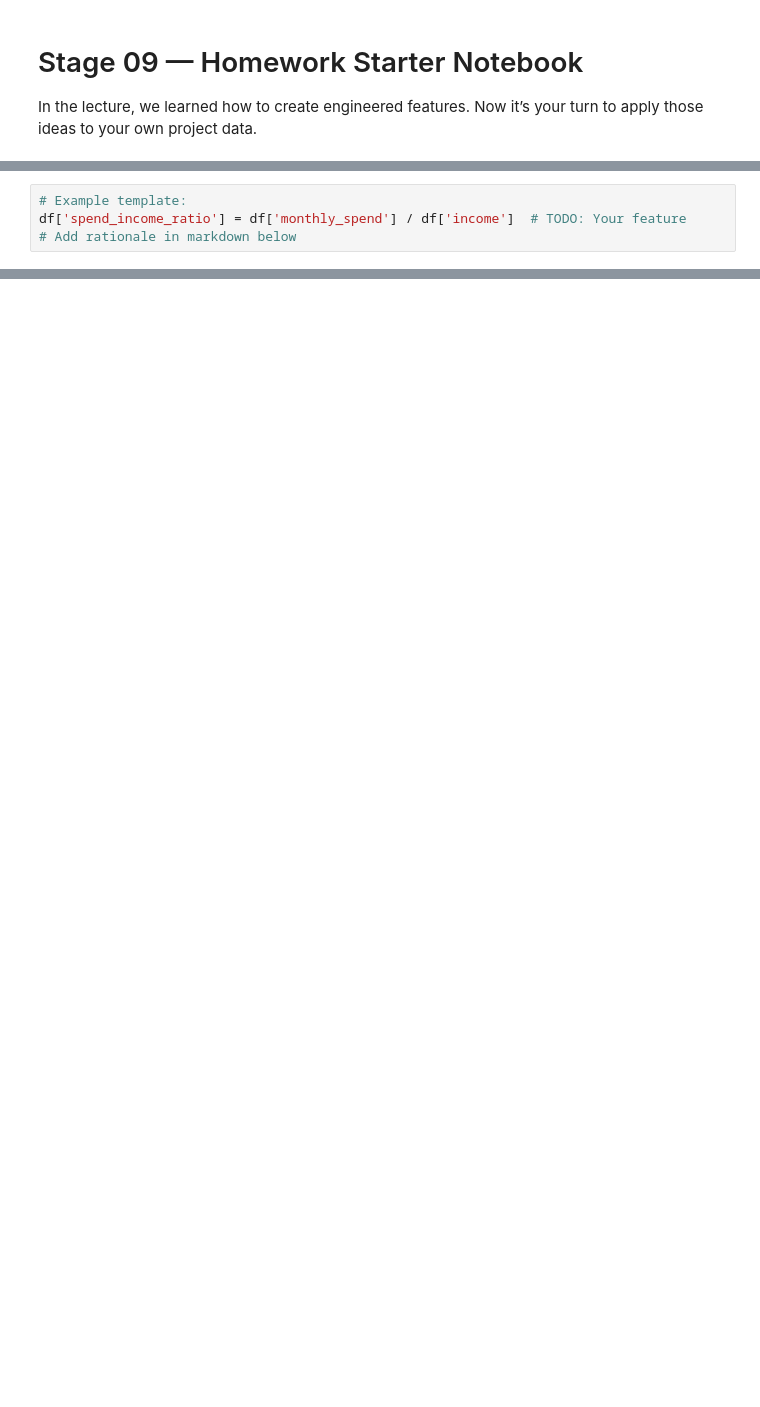
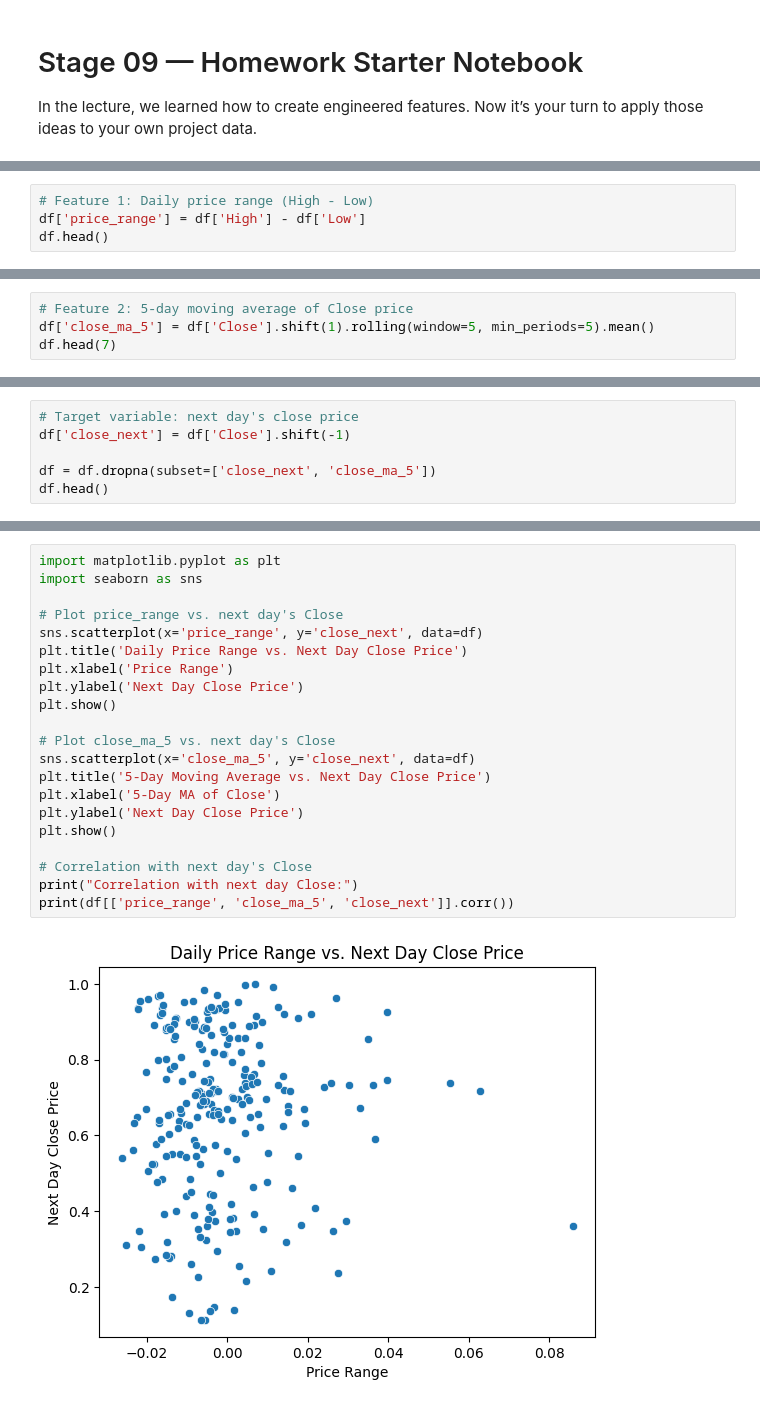
Before and after one commit to yuqingyan2003/bootcamp_Yuqing_Yan, a Jupyter notebook: homework/stage09/stage09_feature-engineering_homework-starter.ipynb, the cells around one changed output, grey strips where cells are left out. Cells and saved outputs as stored; diff of their text form; blank space fills up the shorter version.

```diff
--- a/homework/stage09/stage09_feature-engineering_homework-starter.ipynb
+++ b/homework/stage09/stage09_feature-engineering_homework-starter.ipynb
@@ -20,4 +22,0 @@ df.head()
-# %%
-# Example template:
-df['spend_income_ratio'] = df['monthly_spend'] / df['income']  # TODO: Your feature
-# Add rationale in markdown below
@@ -32,0 +28,4 @@ Explain why this feature may help a model. Reference your EDA.
+# %%
+# Feature 1: Daily price range (High - Low)
+df['price_range'] = df['High'] - df['Low']
+df.head()
@@ -32,0 +45,4 @@ Explain why this feature may help a model. Reference your EDA.
+# %%
+# Feature 2: 5-day moving average of Close price
+df['close_ma_5'] = df['Close'].shift(1).rolling(window=5, min_periods=5).mean()
+df.head(7)
@@ -32,0 +61,6 @@ Explain why this feature may help a model. Reference your EDA.
+# %%
+# Target variable: next day's close price
+df['close_next'] = df['Close'].shift(-1)
+
+df = df.dropna(subset=['close_next', 'close_ma_5'])
+df.head()
@@ -32,0 +75,23 @@ Explain why this feature may help a model. Reference your EDA.
+# %%
+import matplotlib.pyplot as plt
+import seaborn as sns
+
+# Plot price_range vs. next day's Close
+sns.scatterplot(x='price_range', y='close_next', data=df)
+plt.title('Daily Price Range vs. Next Day Close Price')
+plt.xlabel('Price Range')
+plt.ylabel('Next Day Close Price')
+plt.show()
+
+# Plot close_ma_5 vs. next day's Close
+sns.scatterplot(x='close_ma_5', y='close_next', data=df)
+plt.title('5-Day Moving Average vs. Next Day Close Price')
+plt.xlabel('5-Day MA of Close')
+plt.ylabel('Next Day Close Price')
+plt.show()
+
+# Correlation with next day's Close
+print("Correlation with next day Close:")
+print(df[['price_range', 'close_ma_5', 'close_next']].corr())
+# %% [output]
+[figure, added]
```
Also changed, not shown: parts of 13 cells of this notebook, 5 other files.
